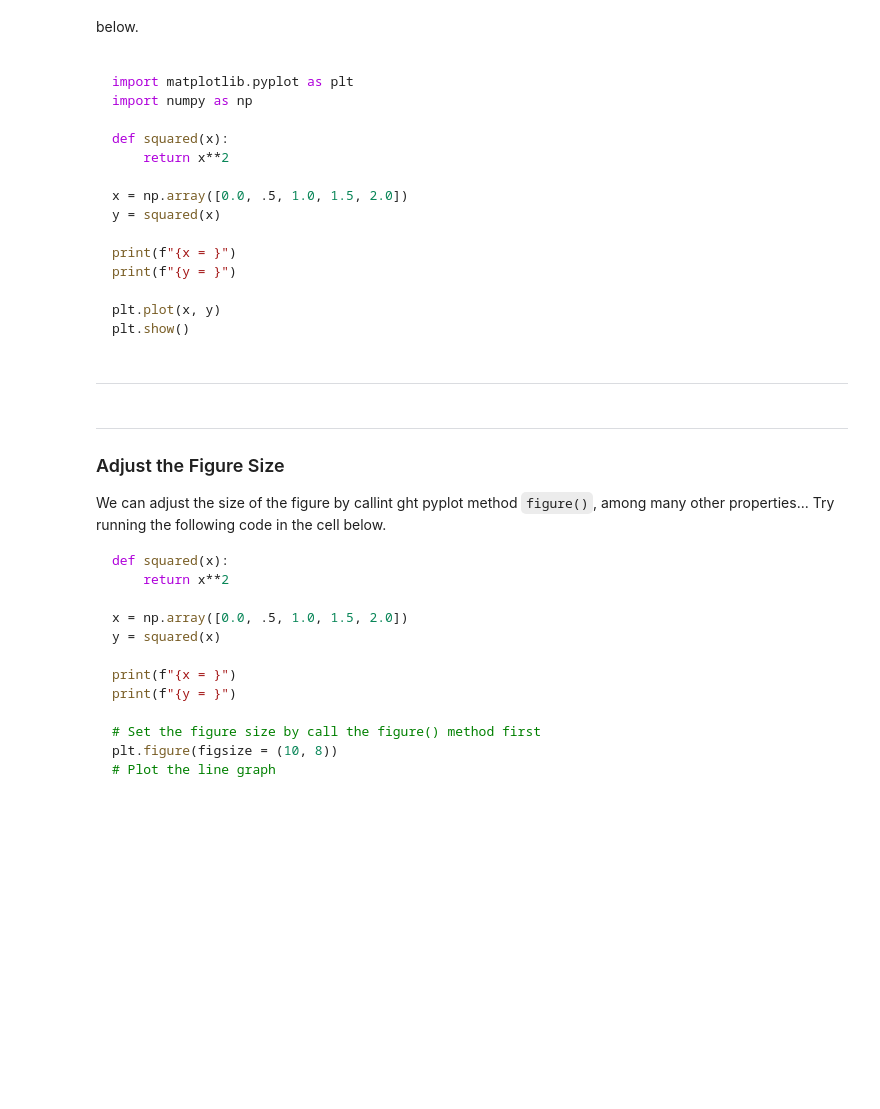
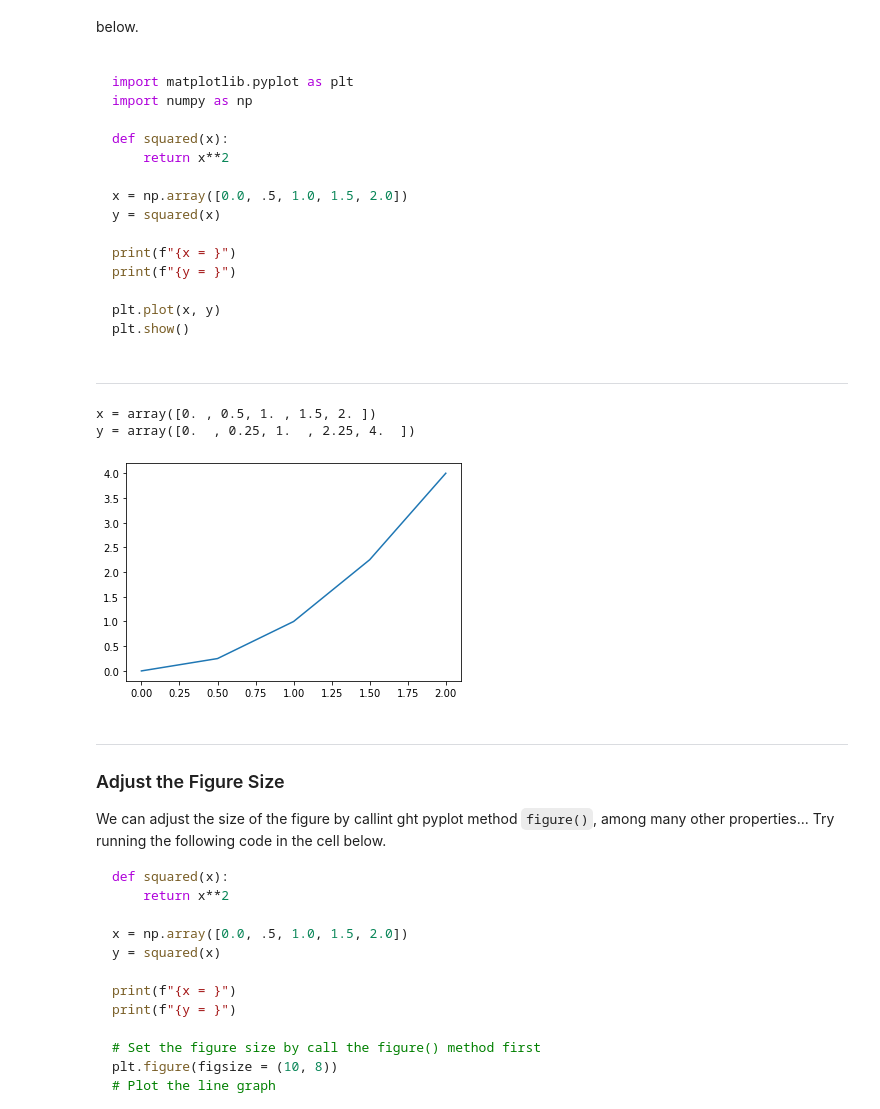
Before and after one commit to RandyRDavila/Data_Science_and_Machine_Learning_Spring_2022, a Jupyter notebook: Lecture_Two/Python_Part_8_Matplotlib.ipynb, the cells around one changed output. Drawn from its saved outputs; the diff is of its cells as text; code cells hidden in the pictures; blank space fills up the shorter version.

```diff
--- a/Lecture_Two/Python_Part_8_Matplotlib.ipynb
+++ b/Lecture_Two/Python_Part_8_Matplotlib.ipynb
@@ -28,6 +28,25 @@ plt.show()
 
 
 ---
+# %%
+import matplotlib.pyplot as plt
+import numpy as np
+
+def squared(x):
+    return x**2
+
+x = np.array([0.0, .5, 1.0, 1.5, 2.0])
+y = squared(x)
+
+print(f"{x = }")
+print(f"{y = }")
+
+plt.plot(x, y)
+plt.show()
+# %% [output]
+x = array([0. , 0.5, 1. , 1.5, 2. ])
+y = array([0.  , 0.25, 1.  , 2.25, 4.  ])
+[figure, added]
 # %% [markdown]
 ---
 
```
Also changed, not shown: parts of 5 cells of this notebook, 1 other file.
